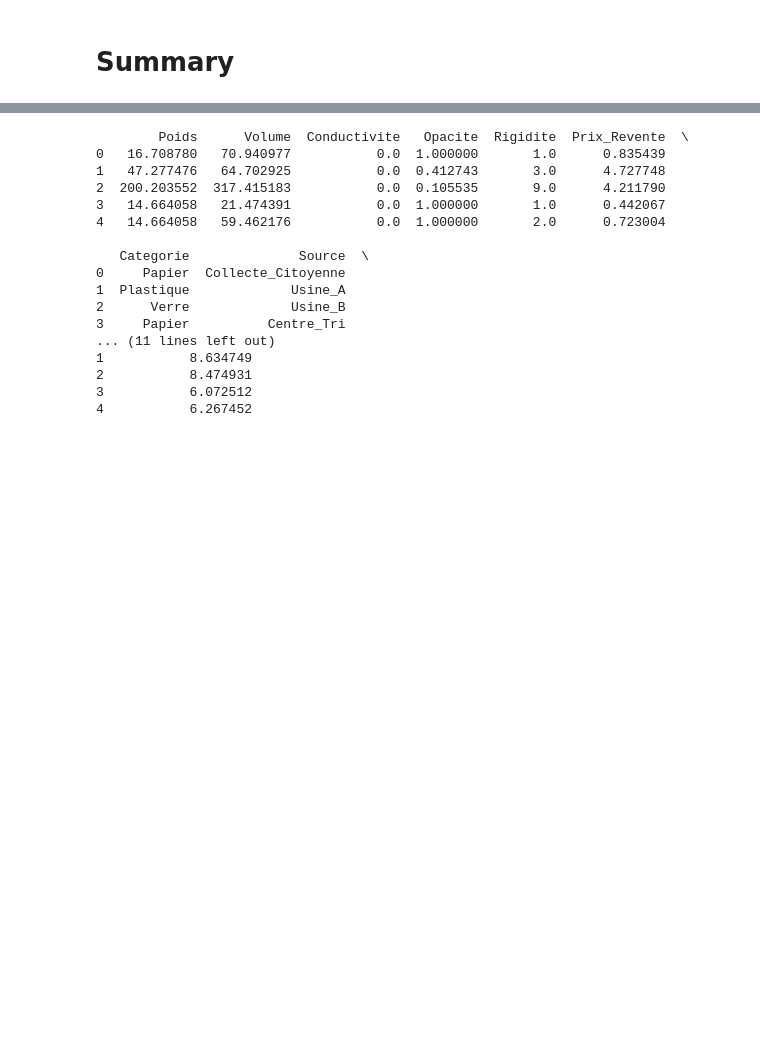
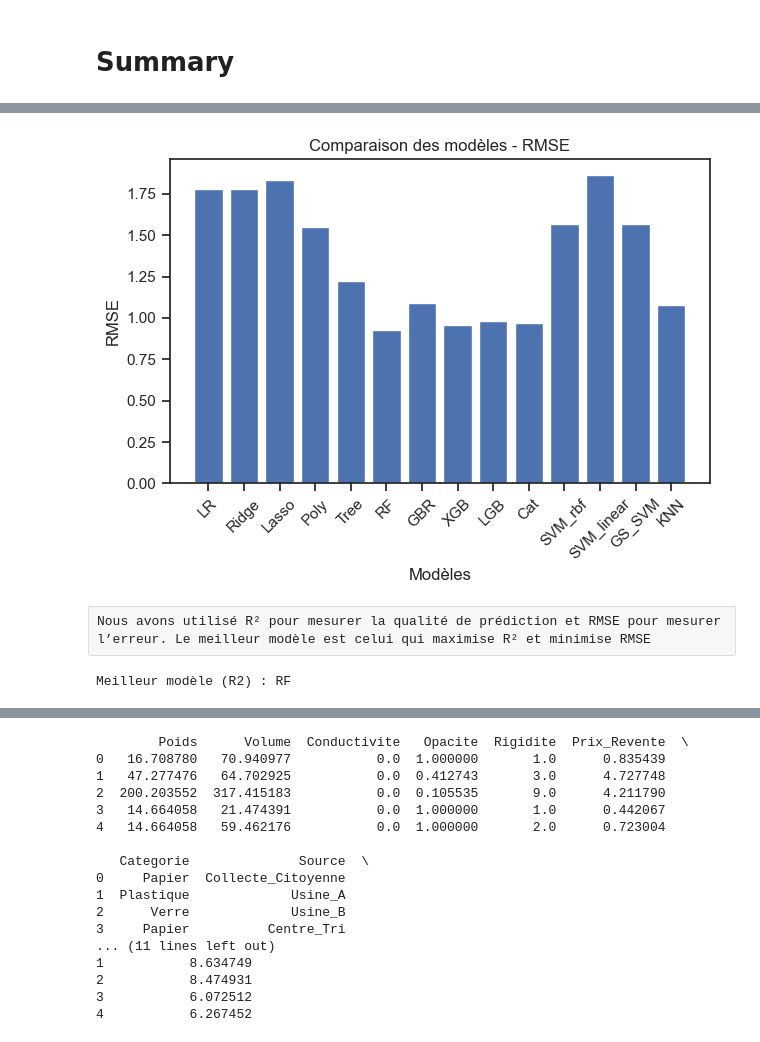
Before and after one commit to Test123599/ECOML, a Jupyter notebook: TpStandard - Copie.ipynb, the cells around one changed output, grey strips where cells are left out. Cells and saved outputs as stored; diff of their text form; code cells hidden in the pictures; blank space fills up the shorter version.

```diff
--- a/TpStandard - Copie.ipynb
+++ b/TpStandard - Copie.ipynb
@@ -2197,0 +2254,24 @@ print("| KNN                    | {0:.5f} | {1:.5f} | {2:.5f} | {3:.5f} | {4:.5f
+# %%
+rmse_scores = [
+    rmse_lr, rmse_ridge, rmse_lasso, rmse_poly, rmse_tree,
+    rmse_rf, rmse_gbr, rmse_xgb, rmse_lgb, rmse_cat,
+    rmse_rbf, rmse_linear, rmse_svm, rmse_knn
+]
+
+plt.figure()
+plt.bar(models, rmse_scores)
+plt.xticks(rotation=45)
+plt.title("Comparaison des modèles - RMSE")
+plt.xlabel("Modèles")
+plt.ylabel("RMSE")
+plt.tight_layout()
+plt.show()
+# %% [output]
+[figure, added]
+# %% [raw]
+Nous avons utilisé R² pour mesurer la qualité de prédiction et RMSE pour mesurer l’erreur. Le meilleur modèle est celui qui maximise R² et minimise RMSE
+# %%
+best_index = r2_scores.index(max(r2_scores))
+print("Meilleur modèle (R2) :", models[best_index])
+# %% [output]
+Meilleur modèle (R2) : RF
```
Also changed, not shown: parts of 23 cells of this notebook, 4 other files.
